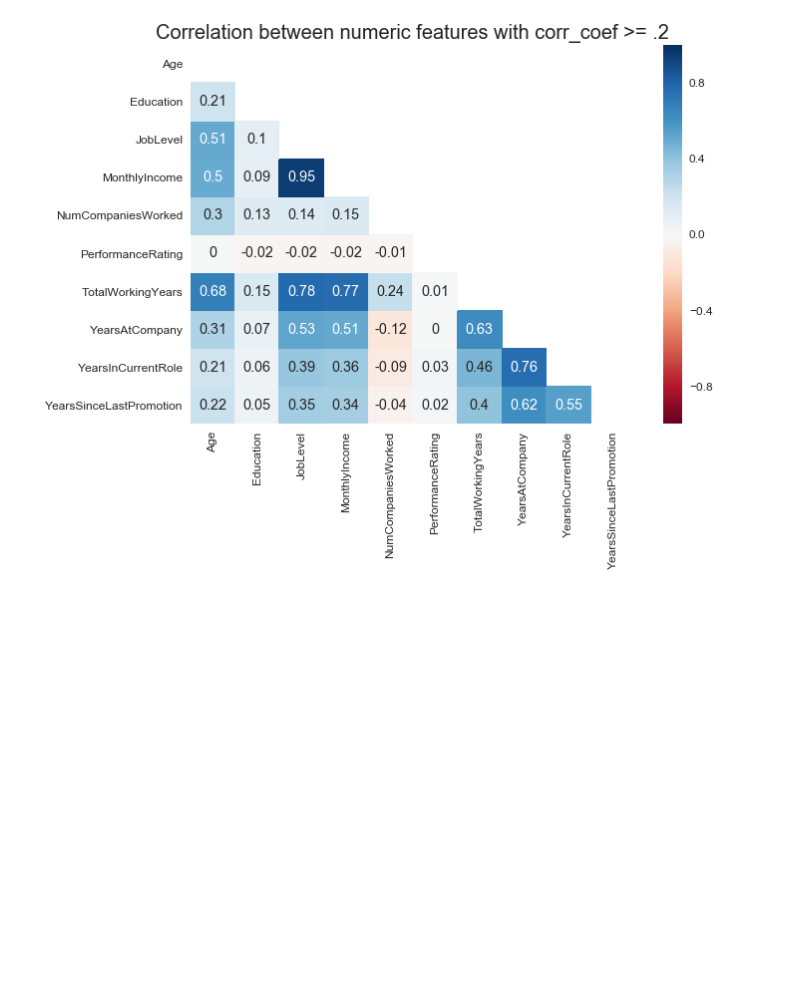
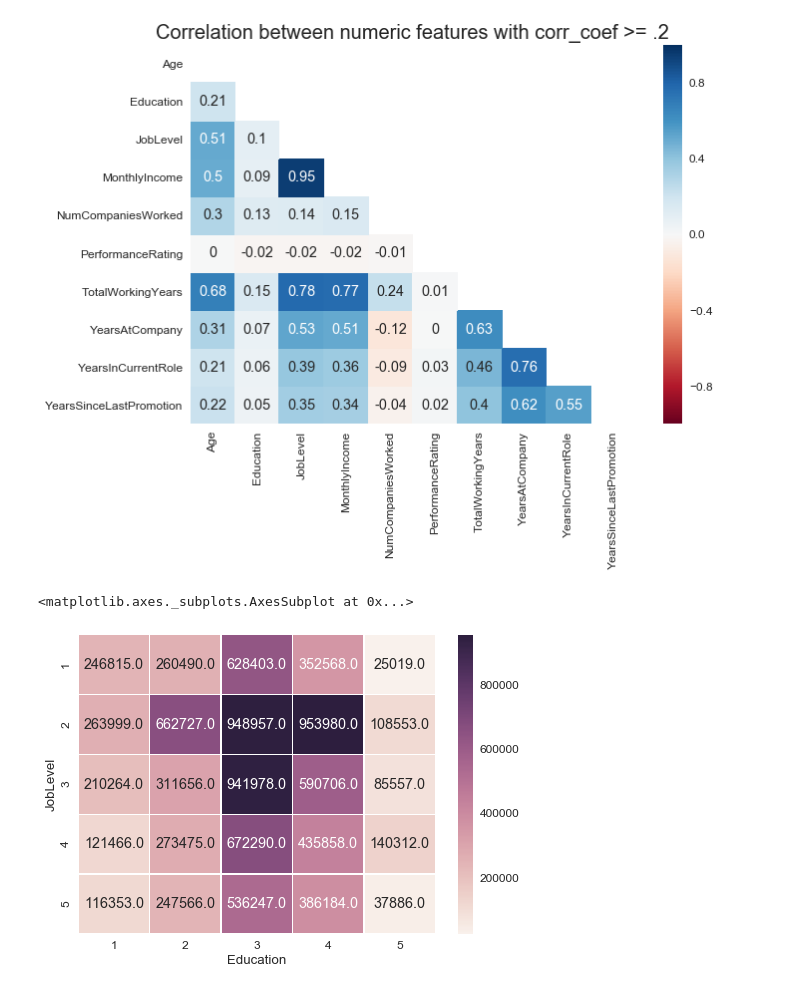
Before and after one commit to mnrozhkov/dsnotes, a Jupyter notebook: notebooks/dsnotes_Data Visualization_3_Exploratory Analysis.ipynb, the cells around one changed output. Cells and saved outputs as stored; diff of their text form; code cells hidden in the pictures; blank space fills up the shorter version.

```diff
--- a/notebooks/dsnotes_Data Visualization_3_Visualizing linear relationships.ipynb
+++ b/notebooks/dsnotes_Data Visualization_3_Exploratory Analysis.ipynb
@@ -165,3 +166,16 @@ plt.title("Correlation between numeric features with corr_coef >= .2", fontdict=
 # %% [output]
 <matplotlib.text.Text at 0x...>
 [figure]
+# %%
+#  Heat map позволяет посмотреть на распределение какого-то численного признака по двум категориальным
+
+education_joblevel_income = df.pivot_table(
+                        index='JobLevel',
+                        columns='Education',
+                        values='MonthlyIncome',
+                        aggfunc=np.mean).fillna(0).applymap(float)
+
+sns.heatmap(platform_genre_sales, annot=True, fmt=".1f", linewidths=.3)
+# %% [output]
+<matplotlib.axes._subplots.AxesSubplot at 0x...>
+[figure, added]
```
Also changed, not shown: parts of 7 cells of this notebook, 4 other files.
